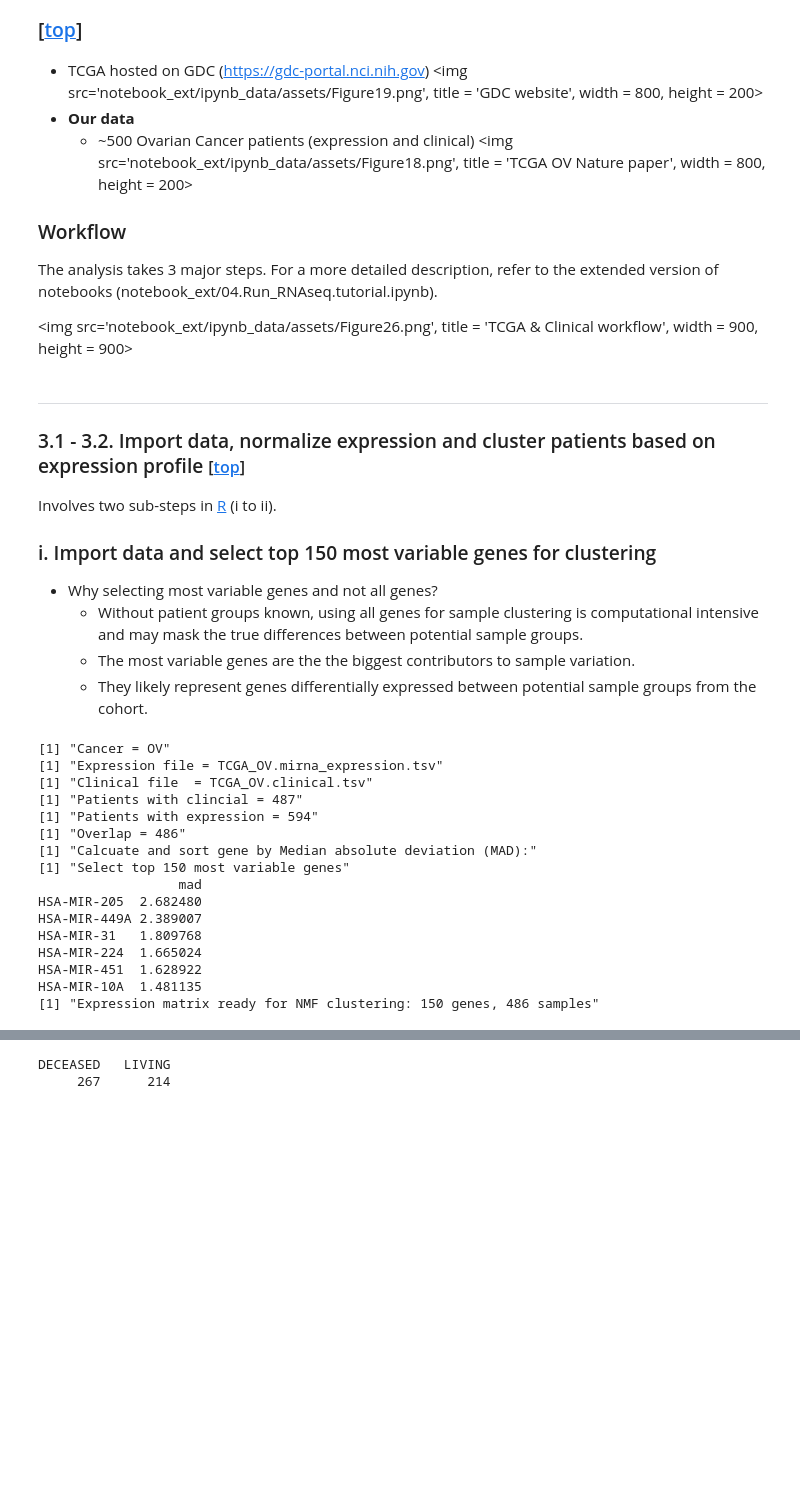
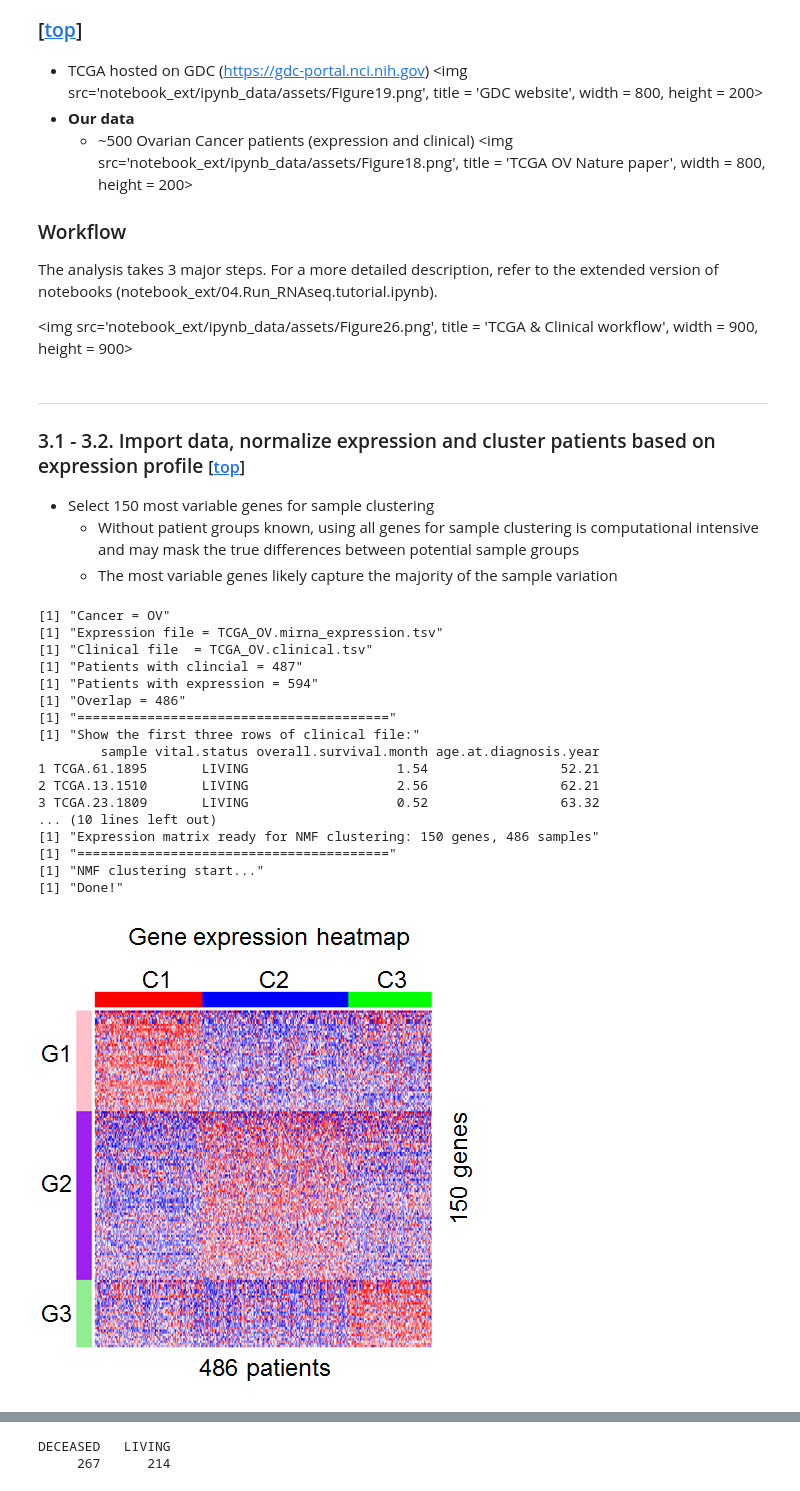
Before and after one commit to riyuebao/CRI-Workshop-Nov2016-RNAseq, a Jupyter notebook: Run_RNAseq.tutorial.rendered.ipynb, the cells around one changed output, grey strips where cells are left out. Drawn from its saved outputs; the diff is of its cells as text; code cells hidden in the pictures; blank space fills up the shorter version.

```diff
--- a/Run_RNAseq.tutorial.rendered.ipynb
+++ b/Run_RNAseq.tutorial.rendered.ipynb
@@ -198,21 +192,22 @@ Involves five sub-steps in [R](https://www.r-project.org/about.html) (i to v).
 rm(list=ls())
 
 ##-- Load libraries required in this analysis
-pkg.list = c('ggplot2', 'RColorBrewer', 'reshape',
+##-- Those packages were pre-installed in the AWS machine
+pkg.list = c('ggplot2', 'RColorBrewer', 'reshape', 'broom',
              'DESeq2', 'vsn', 'genefilter', 'pheatmap',
              'clusterProfiler', 'pathview', 'IRdisplay')
 for(pkg in pkg.list) {
-    suppressMessages(require(pkg, character.only = TRUE))
+    suppressMessages(library(pkg, character.only = TRUE))
 }
 
 ##-- Parameters
-cancer = 'DLBC'
-fdr = 0.05
-fc = 1.5
-gene.type = 'coding'
+cancer = 'DLBC' ## full name
+fdr = 0.05 ## false-discovery rate adjusted p-value
+fc = 1.5 ## expression fold of change
+gene.type = 'coding' ## protein-coding genes
 caller = 'deseq2'
-group1 = 'KO'
-group2 = 'WT'
+group1 = 'KO' ## knockout
+group2 = 'WT' ## wild-type
 colors = c('#CC0000', '#00CC00')
 
 ##-- Set up working directory
@@ -228,7 +223,8 @@ expr.file = paste0(cancer, '.raw_counts.coding.tsv')
 sample.file = paste0(cancer, '.sample_group.tsv')
 
 ##-- Print analysis info
-script = file.path('notebook_ext','ipynb_data','Rscripts','DESeq2.print_info.R')
+script = file.path('notebook_ext','ipynb_data','Rscripts',
+                   'DESeq2.print_info.R')
 source(script)
 # %% [output]
 [1] "Cancer = DLBC"
@@ -461,49 +486,66 @@ The analysis takes 3 major steps. For a more detailed description, refer to the
 ***
 ### 3.1 - 3.2. Import data, normalize expression and cluster patients based on expression profile<a class="anchor" id="05.2"></a> <small>[[top](#top)]</small>
 
-Involves two sub-steps in [R](https://www.r-project.org/about.html) (i to ii).
-### i. Import data and select top 150 most variable genes for clustering
-* Why selecting most variable genes and not all genes?
-    * Without patient groups known, using all genes for sample clustering is computational intensive and may mask the true differences between potential sample groups.
-    * The most variable genes are the the biggest contributors to sample variation.
-    * They likely represent genes differentially expressed between potential sample groups from the cohort.
+* Select 150 most variable genes for sample clustering
+    * Without patient groups known, using all genes for sample clustering is computational intensive and may mask the true differences between potential sample groups
+    * The most variable genes likely capture the majority of the sample variation
 # %%
 ##-- Clean up environment
 rm(list=ls())
 set.seed(13)
 
 ##-- Load libraries required in this analysis
-pkg.list = c('ggplot2', 'RColorBrewer', 'reshape',
+##-- Those packages were pre-installed in the AWS machine
+pkg.list = c('ggplot2', 'RColorBrewer', 'reshape', 'broom',
              'gplots', 'survival', 'NMF', 'IRdisplay')
 for(pkg in pkg.list) {
-    suppressMessages(require(pkg, character.only = TRUE))
+    suppressMessages(library(pkg, character.only = TRUE))
 }
 
 ##-- Parameters
 cancer = 'OV'
 gene.top.count = 150
 
 ##-- Import data
-script = file.path('notebook_ext','ipynb_data','Rscripts','TCGA_OV.import_data.R')
+script = file.path('notebook_ext','ipynb_data','Rscripts',
+                   'TCGA_OV.import_data.R')
 source(script)
 
-##-- Preprocess data
-script = file.path('notebook_ext','ipynb_data','Rscripts','TCGA_OV.preprocess_data.R')
+##-- run NMF to cluster samples & genes
+##-- (use 4 core 'p4', and print more info 'v')
+##-- takes 5 minutes to run... skip in workshop
+print('NMF clustering start...')
+# expr.sub.nmf = nmf(expr.sub,
+#                    rank = 3,
+#                    method = 'brunet',
+#                    seed = 'random',
+#                    nrun = 100,
+#                    .opt = 'vp4')
+##-- workshop only: load already generated result
+load(paste0(out.dir,'/',expr.file,'.nmf.RData'))
+expr.sub.nmf = expr.sub.nmf
+print('Done!')
+
+##-- plot expression heatmap
+script = file.path('notebook_ext','ipynb_data','Rscripts',
+                   'TCGA_OV.plot_heatmap.R')
 source(script)
 # %% [output]
 [1] "Cancer = OV"
 [1] "Expression file = TCGA_OV.mirna_expression.tsv"
 [1] "Clinical file  = TCGA_OV.clinical.tsv"
 [1] "Patients with clincial = 487"
 [1] "Patients with expression = 594"
 [1] "Overlap = 486"
-[1] "Calcuate and sort gene by Median absolute deviation (MAD):"
-[1] "Select top 150 most variable genes"
-                  mad
-HSA-MIR-205  2.682480
-HSA-MIR-449A 2.389007
-HSA-MIR-31   1.809768
-HSA-MIR-224  1.665024
-HSA-MIR-451  1.628922
-HSA-MIR-10A  1.481135
+[1] "========================================"
+[1] "Show the first three rows of clinical file:"
+        sample vital.status overall.survival.month age.at.diagnosis.year
+1 TCGA.61.1895       LIVING                   1.54                 52.21
+2 TCGA.13.1510       LIVING                   2.56                 62.21
+3 TCGA.23.1809       LIVING                   0.52                 63.32
+... (10 lines left out)
 [1] "Expression matrix ready for NMF clustering: 150 genes, 486 samples"
+[1] "========================================"
+[1] "NMF clustering start..."
+[1] "Done!"
+[figure, added]
```
Also changed, not shown: parts of 19 cells of this notebook, 8 other files.
